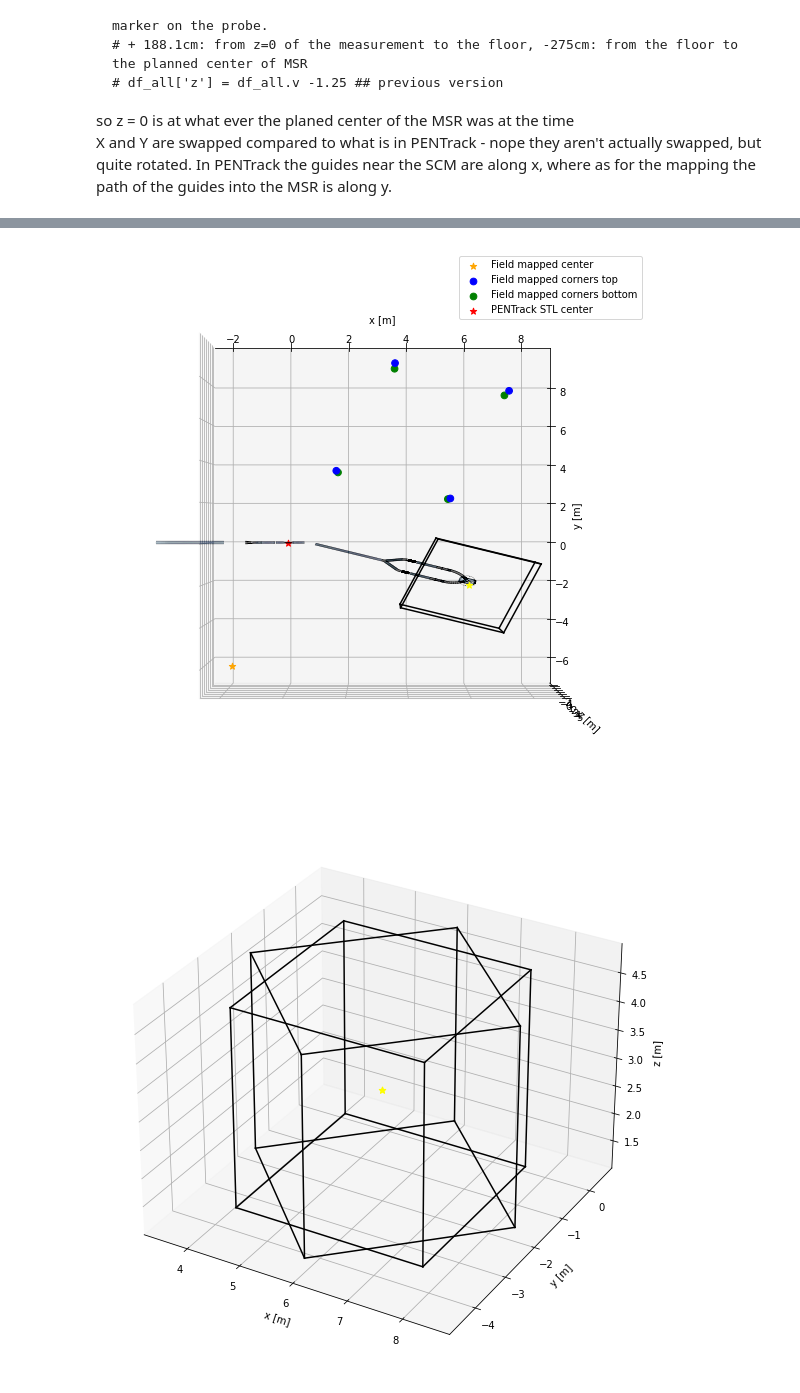
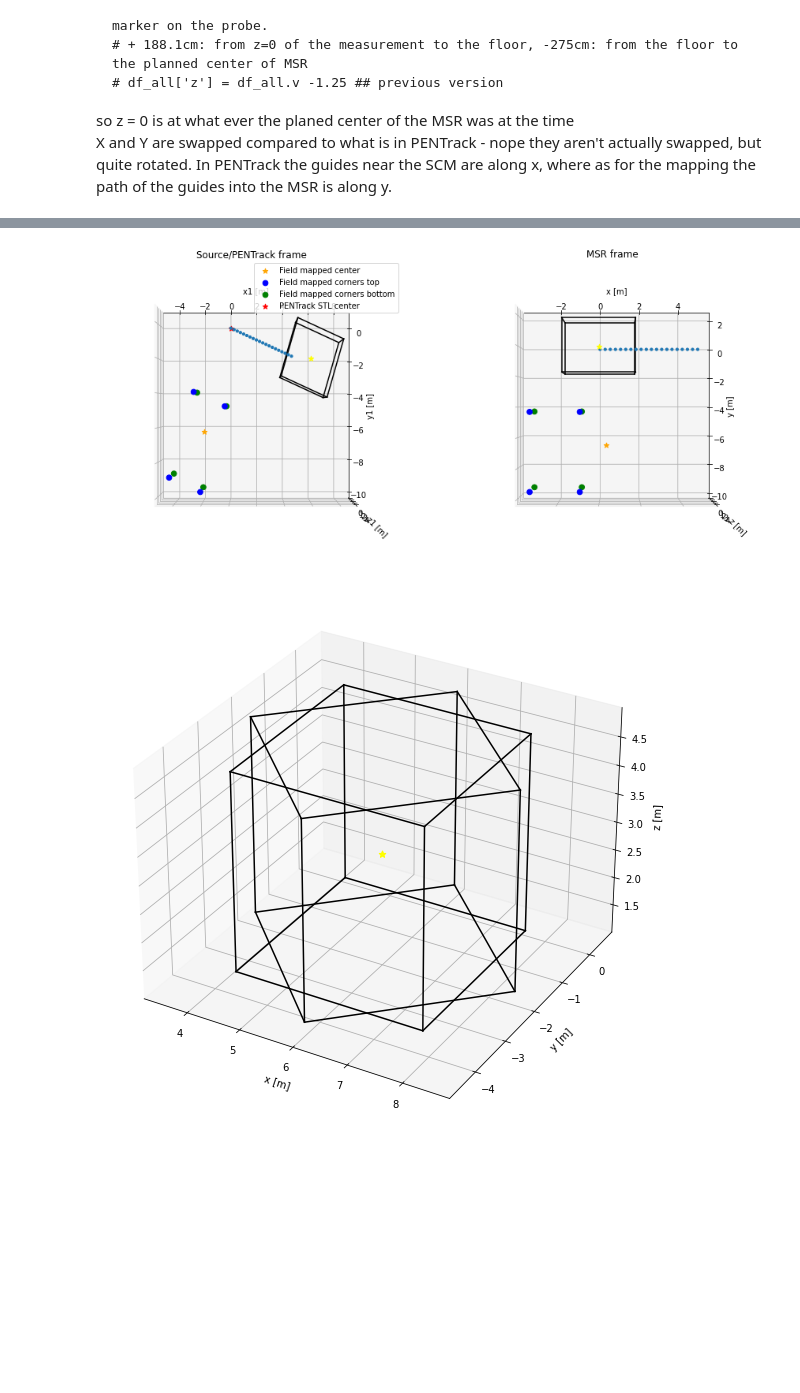
Before and after one commit to eklem1/MesonMagMapping, a Jupyter notebook: MagneticMappingPrevWork/MagMapping-export_TH/PositionCalibration.ipynb, the cells around one changed output, grey strips where cells are left out. Saved outputs shown, nothing was run; the diff lists cells and outputs as text; code cells hidden in the pictures; blank space fills up the shorter version.

```diff
--- a/MagneticMappingPrevWork/MagMapping-export_TH/PositionCalibration.ipynb
+++ b/MagneticMappingPrevWork/MagMapping-export_TH/PositionCalibration.ipynb
@@ -109,8 +132,8 @@ Bx_dense = df_BField_data["B_x"]
 By_dense = df_BField_data["B_y"]
 Bz_dense = df_BField_data["B_z"]
 
-x_dense = df_BField_data["x"] + x_off
-y_dense = df_BField_data["y"] + y_off
-z_dense = df_BField_data["z"] + z_off
+x_dense_MSRframe = df_BField_data["x"] + x_off
+y_dense_MSRframe = df_BField_data["y"] + y_off
+z_dense_MSRframe = df_BField_data["z"] + z_off
 # %%
 # centerP = df_BField_data["x" == 0]
@@ -156,43 +181,83 @@ Max dimension in x: 403.3767035179658 , y: 570.7249972068329, z: 348.5 cm
 # %%
 ###### plt.rcParams['font.size'] = '22'
 # prepare some coordinates
-axes = plt.figure(figsize=(10, 10)).add_subplot(projection='3d')
+fig = plt.figure(figsize=(15, 15))
+ax1 = fig.add_subplot(1, 2, 1, projection='3d')
+ax2 = fig.add_subplot(1, 2, 2, projection='3d')
 
-# axes.set_title("Electric Field for bias of 800 V", pad=-10)
-# plt.title("2019 Magnetic field mapping", pad=-10)
 
-axes.scatter(center[0], center[1], center[2], color='orange', marker='*', s=45, label="Field mapped center")
-axes.scatter(corners[0,:4], corners[1,:4], corners[2,:4], color='blue', s=45, label="Field mapped corners top")
-axes.scatter(corners[0,4:], corners[1,4:], corners[2,4:], color='green', s=45, label="Field mapped corners bottom")
+ax1.set_title("Source/PENTrack frame", pad=-10)
+
+ax1.scatter(center[0], center[1], center[2], color='orange', marker='*', s=45, label="Field mapped center")
+ax1.scatter(corners[0,:4], corners[1,:4], corners[2,:4], color='blue', s=45, label="Field mapped corners top")
+ax1.scatter(corners[0,4:], corners[1,4:], corners[2,4:], color='green', s=45, label="Field mapped corners bottom")
 
 #loads all the file I have in this folder as STLs
 STLpath = '../../PENTrackAnalysis/STLsToGraph'
 stl_array = os.listdir(STLpath)
 
-for STLfile in stl_array:
+# for STLfile in stl_array:
 #     print(STLfile)
-    ppf.graphSTL(STLpath+'/'+STLfile, axes, a=0.05)
+#     ppf.graphSTL(STLpath+'/'+STLfile, ax1, a=0.05)
 
-axes.scatter(0, 0, 0, color='red', marker='*', s=45, label="PENTrack STL center")
-MakeCube(axes, np.array([6, -2, 3]), np.array([3.5,3.5,3.5]), angle=rotationAngle)
+ax1.scatter(0, 0, 0, color='red', marker='*', s=45, label="PENTrack STL center")
+MakeCube(ax1, np.array([6, -2, 3]), np.array([3.5,3.5,3.5]), angle=rotationAngle)
+
+ax1.scatter(testLine[0], testLine[1], 0, s=10, )
 
 # axes.view_init(elev=10., azim=45)
-axes.view_init(elev=90., azim=-90)
+ax1.view_init(elev=90., azim=-90)
 
 # axes.set_xlim(-4, 6)
 # axes.set_ylim(-2, 1)
 # axes.set_zlim(-0.6, 0.6)
 # axes.set_xlim(-4, 8)
 # axes.set_ylim(-3, 4)
 # axes.set_zlim(-0.6, 4)
-axes.set_xlabel('x [m]')
-axes.set_ylabel('y [m]')
-axes.set_zlabel('z [m]')
-axes.legend()
+ax1.set_xlabel('x1 [m]')
+ax1.set_ylabel('y1 [m]')
+ax1.set_zlabel('z1 [m]')
+ax1.legend()
+
+
+ax2.set_title("MSR frame", pad=-10)
+
+ax2.scatter(centerShift_MSRframe[0]/100, centerShift_MSRframe[1]/100, centerShift_MSRframe[2]/100, color='orange', marker='*', s=45, label="Field mapped center")
+ax2.scatter(corners_MSRframe[0,:4], corners_MSRframe[1,:4], corners_MSRframe[2,:4], color='blue', s=45, label="Field mapped corners top")
+ax2.scatter(corners_MSRframe[0,4:], corners_MSRframe[1,4:], corners_MSRframe[2,4:], color='green', s=45, label="Field mapped corners bottom")
+
+#loads all the file I have in this folder as STLs
+STLpath = '../../PENTrackAnalysis/STLsToGraph'
+stl_array = os.listdir(STLpath)
+
+# for STLfile in stl_array:
+#     print(STLfile)
+#     ppf.graphSTL(STLpath+'/'+STLfile, ax2, a=0.05)
+
+# ax2.scatter(0, 0, 0, color='red', marker='*', s=45, label="PENTrack STL center")
+# ax2.scatter(0, 0, 0, color='red', marker='*', s=45, label="MSR ce")
+
+MakeCube(ax2, np.array([0,0, 3]), np.array([3.5,3.5,3.5]), angle=0)
+
+ax2.scatter(testLine_MSRframe[0], testLine_MSRframe[1], 0, s=10, )
+
+# axes.view_init(elev=10., azim=45)
+ax2.view_init(elev=90., azim=-90)
+
+# axes.set_xlim(-4, 6)
+# axes.set_ylim(-2, 1)
+# axes.set_zlim(-0.6, 0.6)
+# axes.set_xlim(-4, 8)
+# axes.set_ylim(-3, 4)
+# axes.set_zlim(-0.6, 4)
+ax2.set_xlabel('x [m]')
+ax2.set_ylabel('y [m]')
+ax2.set_zlabel('z [m]')
+# ax2.legend()
 
 plt.show()
 # %% [output]
-[figure, old version]
+[figure, new version]
 # %%
 axes = plt.figure(figsize=(10, 10)).add_subplot(projection='3d')
 MakeCube(axes, np.array([6, -2, 3]), np.array([3.5,3.5,3.5]), angle=0)
```
Also changed, not shown: parts of 2 cells of this notebook, 1 other file.
